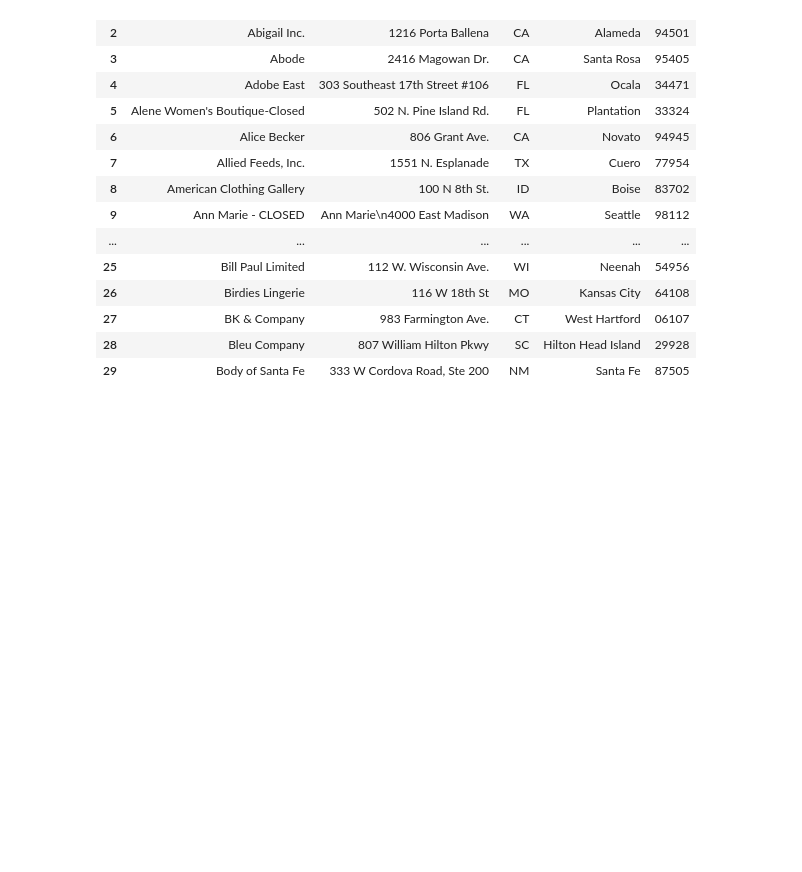
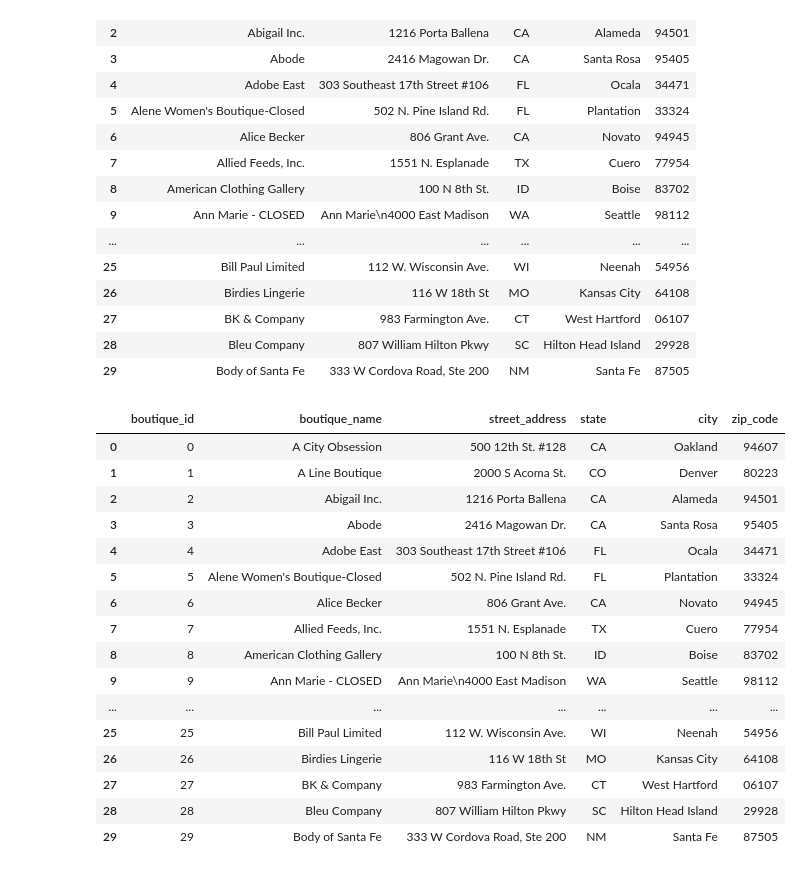
Before and after one commit to skayhan13/Body-Bark-ETL, a Jupyter notebook: boutiques.ipynb, the cells around one changed output. Drawn from its saved outputs; the diff is of its cells as text; code cells hidden in the pictures; blank space fills up the shorter version.

Commit message:
updated boutique customers database, fixed zip code and added boutique_id

```diff
--- a/boutiques.ipynb
+++ b/boutiques.ipynb
@@ -99,3 +99,27 @@ boutique_customers_df.head(30)
 | 27 | BK & Company | 983 Farmington Ave. | CT | West Hartford | 06107 |
 | 28 | Bleu Company | 807 William Hilton Pkwy | SC | Hilton Head Island | 29928 |
 | 29 | Body of Santa Fe | 333 W Cordova Road, Ste 200 | NM | Santa Fe | 87505 |
+# %%
+boutique_customers_df.reset_index(inplace=True)
+# %%
+boutique_customers_df = boutique_customers_df.rename(columns={"index": "boutique_id"})
+# %%
+boutique_customers_df.head(30)
+# %% [output]
+|  | boutique_id | boutique_name | street_address | state | city | zip_code |
+| 0 | 0 | A City Obsession | 500 12th St. #128 | CA | Oakland | 94607 |
+| 1 | 1 | A Line Boutique | 2000 S Acoma St. | CO | Denver | 80223 |
+| 2 | 2 | Abigail Inc. | 1216 Porta Ballena | CA | Alameda | 94501 |
+| 3 | 3 | Abode | 2416 Magowan Dr. | CA | Santa Rosa | 95405 |
+| 4 | 4 | Adobe East | 303 Southeast 17th Street #106 | FL | Ocala | 34471 |
+| 5 | 5 | Alene Women's Boutique-Closed | 502 N. Pine Island Rd. | FL | Plantation | 33324 |
+| 6 | 6 | Alice Becker | 806 Grant Ave. | CA | Novato | 94945 |
+| 7 | 7 | Allied Feeds, Inc. | 1551 N. Esplanade | TX | Cuero | 77954 |
+| 8 | 8 | American Clothing Gallery | 100 N 8th St. | ID | Boise | 83702 |
+| 9 | 9 | Ann Marie - CLOSED | Ann Marie\n4000 East Madison | WA | Seattle | 98112 |
+| ... | ... | ... | ... | ... | ... | ... |
+| 25 | 25 | Bill Paul Limited | 112 W. Wisconsin Ave. | WI | Neenah | 54956 |
+| 26 | 26 | Birdies Lingerie | 116 W 18th St | MO | Kansas City | 64108 |
+| 27 | 27 | BK & Company | 983 Farmington Ave. | CT | West Hartford | 06107 |
+| 28 | 28 | Bleu Company | 807 William Hilton Pkwy | SC | Hilton Head Island | 29928 |
+| 29 | 29 | Body of Santa Fe | 333 W Cordova Road, Ste 200 | NM | Santa Fe | 87505 |
```
